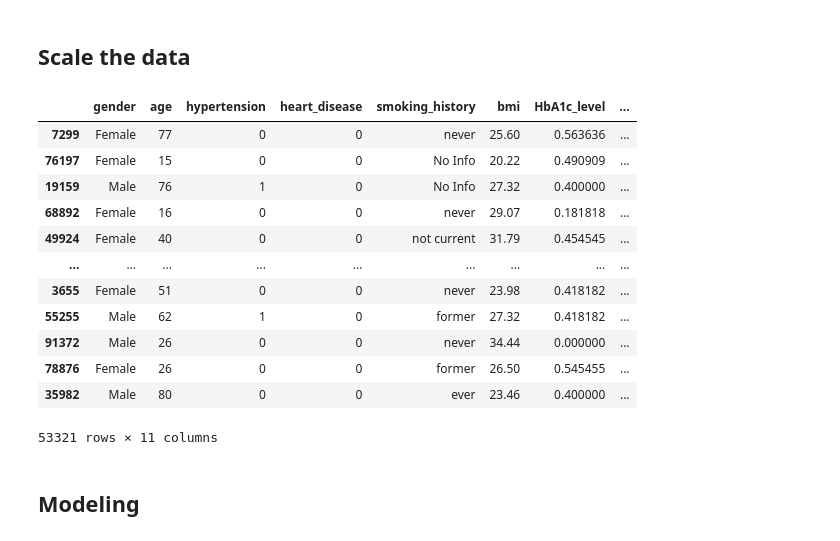
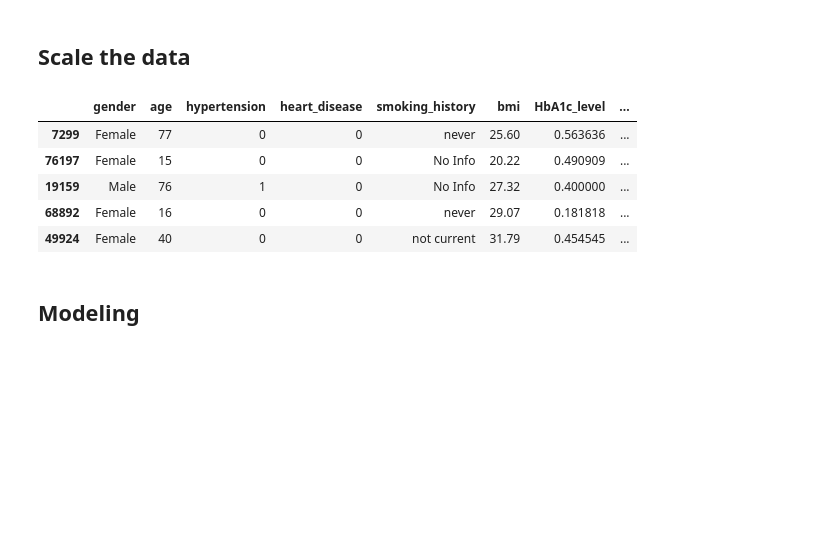
Before and after one commit to Jburch01/diabetes_classification_project, a Jupyter notebook: final_repoort.ipynb, the cells around one changed output. Cells and saved outputs as stored; diff of their text form; code cells hidden in the pictures; blank space fills up the shorter version.

```diff
--- a/final_repoort.ipynb
+++ b/final_repoort.ipynb
@@ -221,21 +221,15 @@ We can reject our null hypothesis: 0.0 < 0.05
 # Scale train, val, and test
 train_scaled, val_scaled, test_scaled = w.scale_data(train, val, test)
 # %%
-train_scaled
+# show first 5 rows
+train_scaled.head()
 # %% [output]
 |  | gender | age | hypertension | heart_disease | smoking_history | bmi | HbA1c_level | ... |
 | 7299 | Female | 77 | 0 | 0 | never | 25.60 | 0.563636 | ... |
 | 76197 | Female | 15 | 0 | 0 | No Info | 20.22 | 0.490909 | ... |
 | 19159 | Male | 76 | 1 | 0 | No Info | 27.32 | 0.400000 | ... |
 | 68892 | Female | 16 | 0 | 0 | never | 29.07 | 0.181818 | ... |
 | 49924 | Female | 40 | 0 | 0 | not current | 31.79 | 0.454545 | ... |
-| ... | ... | ... | ... | ... | ... | ... | ... | ... |
-| 3655 | Female | 51 | 0 | 0 | never | 23.98 | 0.418182 | ... |
-| 55255 | Male | 62 | 1 | 0 | former | 27.32 | 0.418182 | ... |
-| 91372 | Male | 26 | 0 | 0 | never | 34.44 | 0.000000 | ... |
-| 78876 | Female | 26 | 0 | 0 | former | 26.50 | 0.545455 | ... |
-| 35982 | Male | 80 | 0 | 0 | ever | 23.46 | 0.400000 | ... |
-53321 rows × 11 columns
 # %% [markdown]
 ## Modeling
 # %%
```
Also changed, not shown: parts of 3 cells of this notebook.
